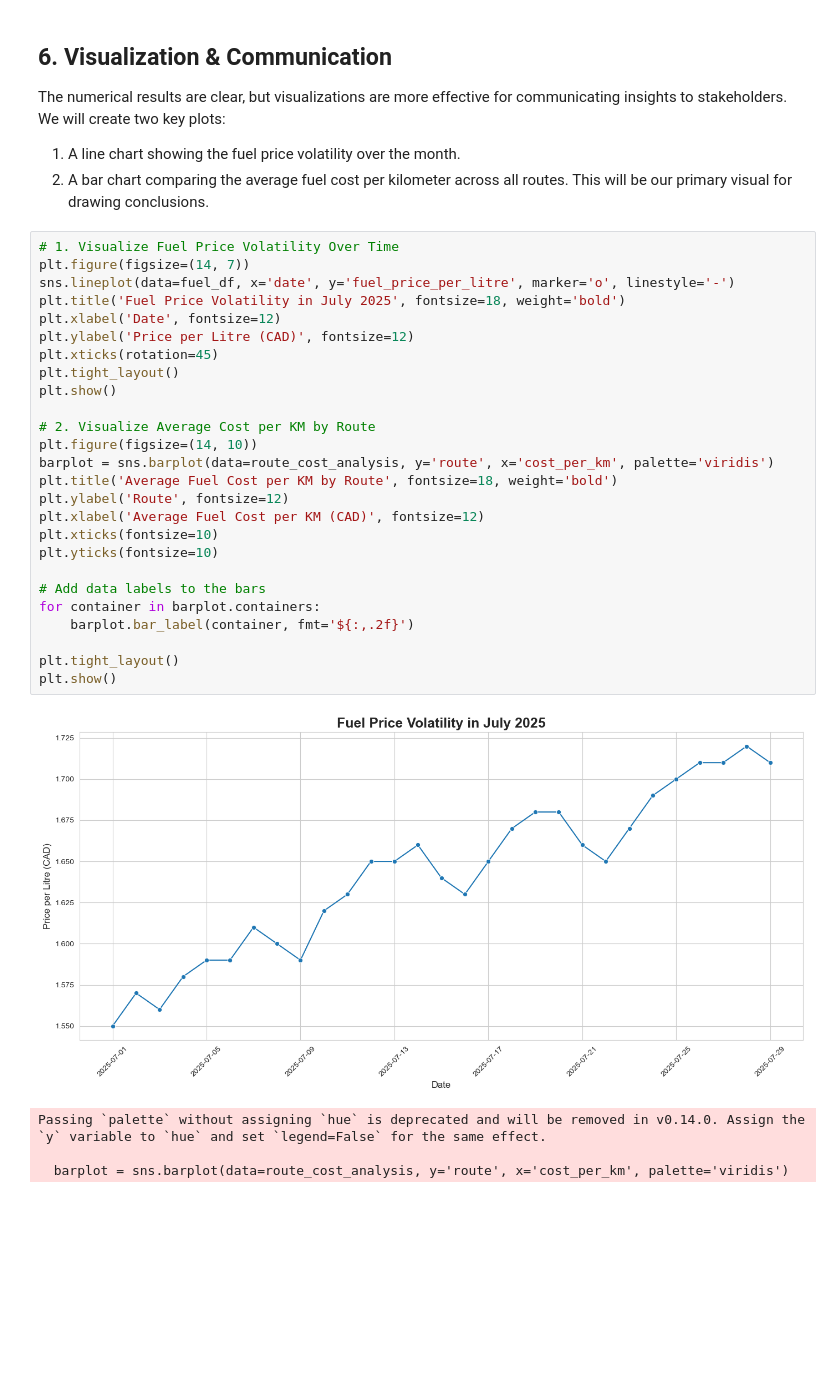
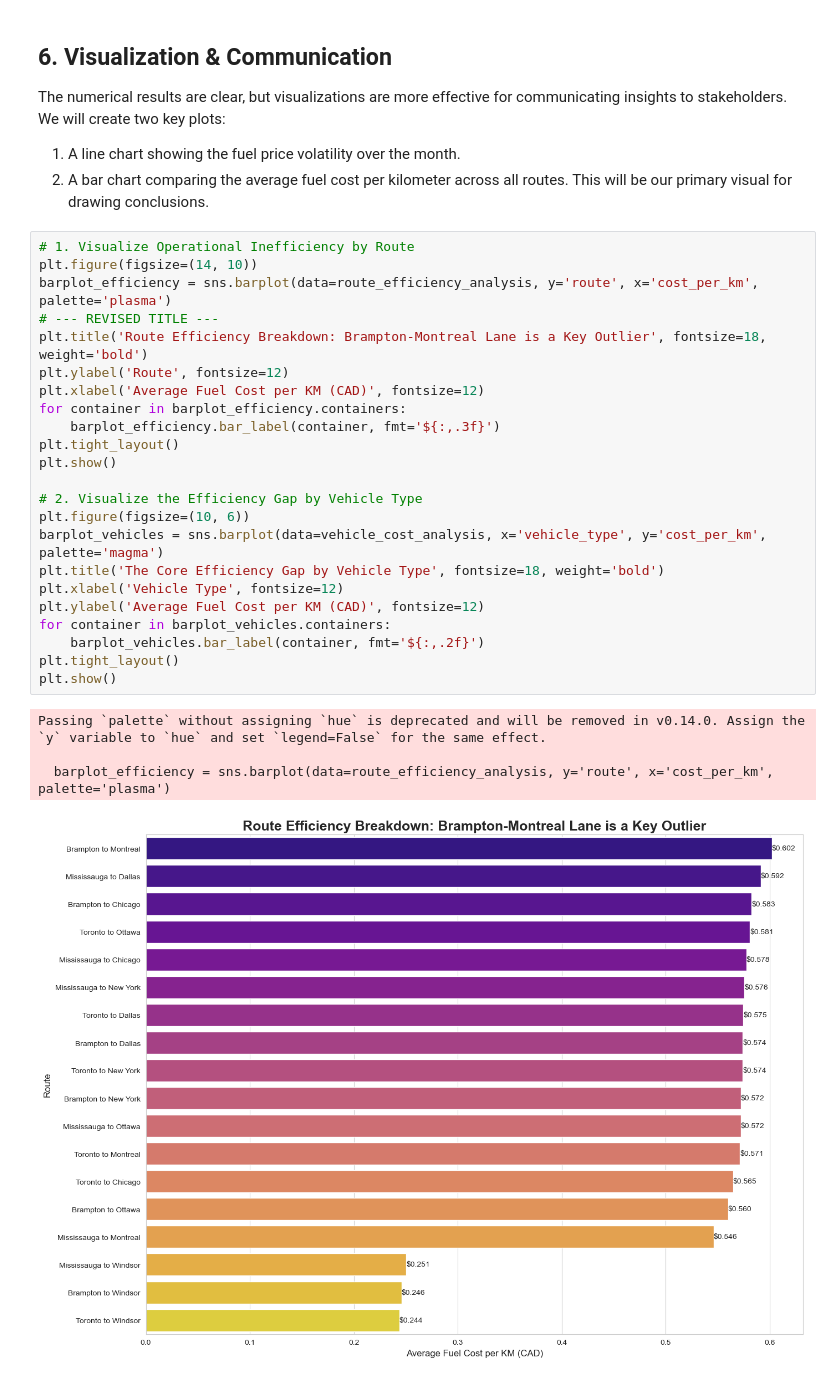
Before and after one commit to Kevin-yyuan/fuel_analysis, a Jupyter notebook: fuel_analysis.ipynb, the cells around one changed output. Drawn from its saved outputs; the diff is of its cells as text; blank space fills up the shorter version.

Commit message:
adjust analysis focus

```diff
--- a/fuel_analysis.ipynb
+++ b/fuel_analysis.ipynb
@@ -237,33 +275,30 @@ The numerical results are clear, but visualizations are more effective for commu
 1.  A line chart showing the fuel price volatility over the month.
 2.  A bar chart comparing the average fuel cost per kilometer across all routes. This will be our primary visual for drawing conclusions.
 # %%
-# 1. Visualize Fuel Price Volatility Over Time
-plt.figure(figsize=(14, 7))
-sns.lineplot(data=fuel_df, x='date', y='fuel_price_per_litre', marker='o', linestyle='-')
-plt.title('Fuel Price Volatility in July 2025', fontsize=18, weight='bold')
-plt.xlabel('Date', fontsize=12)
-plt.ylabel('Price per Litre (CAD)', fontsize=12)
-plt.xticks(rotation=45)
+# 1. Visualize Operational Inefficiency by Route
+plt.figure(figsize=(14, 10))
+barplot_efficiency = sns.barplot(data=route_efficiency_analysis, y='route', x='cost_per_km', palette='plasma')
+# --- REVISED TITLE ---
+plt.title('Route Efficiency Breakdown: Brampton-Montreal Lane is a Key Outlier', fontsize=18, weight='bold')
+plt.ylabel('Route', fontsize=12)
+plt.xlabel('Average Fuel Cost per KM (CAD)', fontsize=12)
+for container in barplot_efficiency.containers:
+    barplot_efficiency.bar_label(container, fmt='${:,.3f}')
 plt.tight_layout()
 plt.show()
 
-# 2. Visualize Average Cost per KM by Route
-plt.figure(figsize=(14, 10))
-barplot = sns.barplot(data=route_cost_analysis, y='route', x='cost_per_km', palette='viridis')
-plt.title('Average Fuel Cost per KM by Route', fontsize=18, weight='bold')
-plt.ylabel('Route', fontsize=12)
-plt.xlabel('Average Fuel Cost per KM (CAD)', fontsize=12)
-plt.xticks(fontsize=10)
-plt.yticks(fontsize=10)
-
-# Add data labels to the bars
-for container in barplot.containers:
-    barplot.bar_label(container, fmt='${:,.2f}')
-
+# 2. Visualize the Efficiency Gap by Vehicle Type
+plt.figure(figsize=(10, 6))
+barplot_vehicles = sns.barplot(data=vehicle_cost_analysis, x='vehicle_type', y='cost_per_km', palette='magma')
+plt.title('The Core Efficiency Gap by Vehicle Type', fontsize=18, weight='bold')
+plt.xlabel('Vehicle Type', fontsize=12)
+plt.ylabel('Average Fuel Cost per KM (CAD)', fontsize=12)
+for container in barplot_vehicles.containers:
+    barplot_vehicles.bar_label(container, fmt='${:,.2f}')
 plt.tight_layout()
 plt.show()
 # %% [output]
+Passing `palette` without assigning `hue` is deprecated and will be removed in v0.14.0. Assign the `y` variable to `hue` and set `legend=False` for the same effect.
+
+  barplot_efficiency = sns.barplot(data=route_efficiency_analysis, y='route', x='cost_per_km', palette='plasma')
-[figure, old version]
+[figure, new version]
-Passing `palette` without assigning `hue` is deprecated and will be removed in v0.14.0. Assign the `y` variable to `hue` and set `legend=False` for the same effect.
-
-  barplot = sns.barplot(data=route_cost_analysis, y='route', x='cost_per_km', palette='viridis')
```
Also changed, not shown: parts of 4 cells of this notebook, 5 other files.
